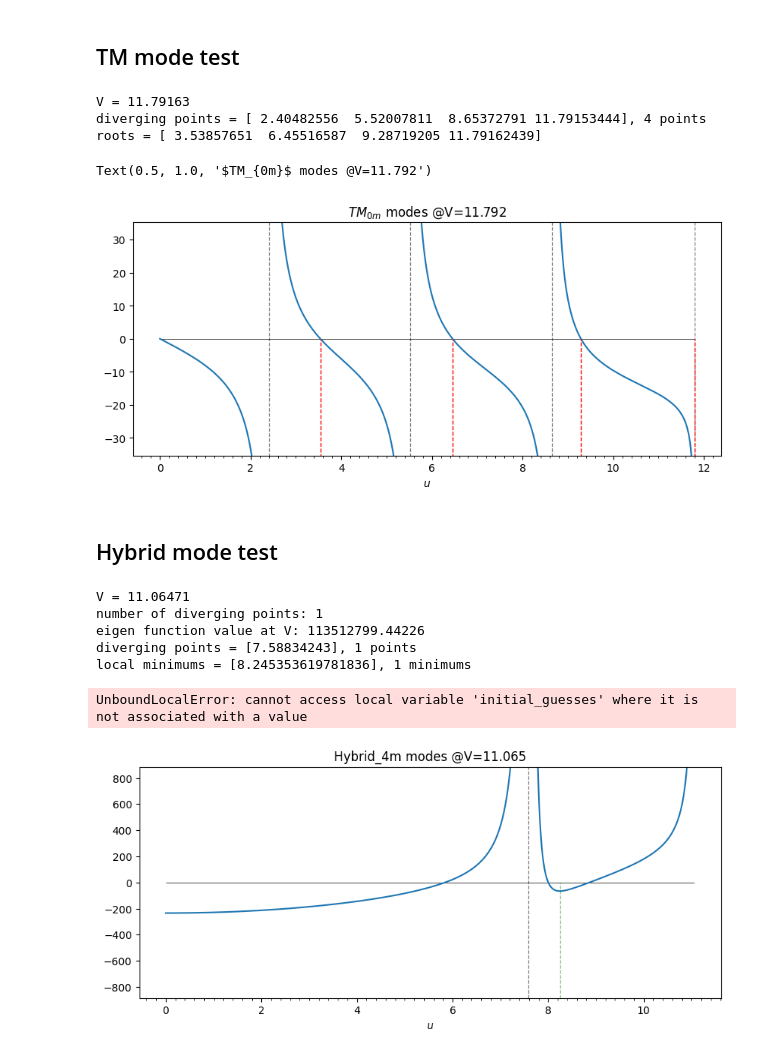
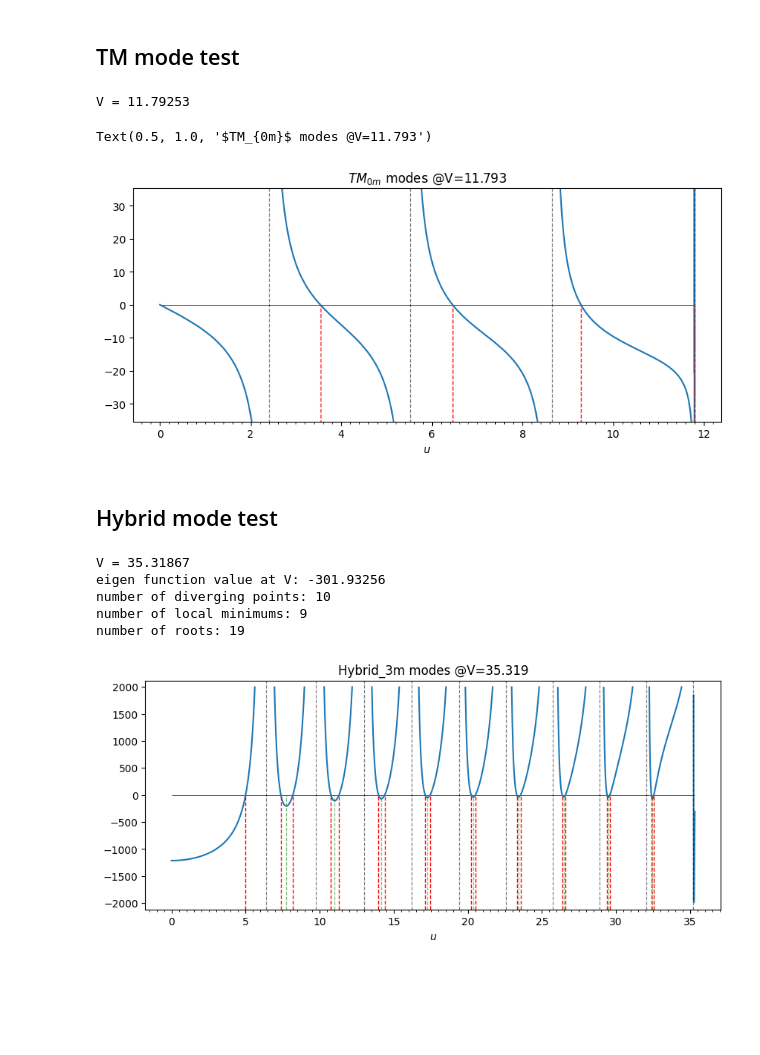
Before and after one commit to jkkow/fmdtool, a Jupyter notebook: draft/usolver_general.ipynb, the cells around one changed output. Saved outputs shown, nothing was run; the diff lists cells and outputs as text; code cells hidden in the pictures; blank space fills up the shorter version.

```diff
--- a/draft/usolver_general.ipynb
+++ b/draft/usolver_general.ipynb
@@ -152,16 +152,16 @@ def plot_diverging_points(ax, v, q, plot_limit=None):
   # plot diverging assymtotic lines
   if plot_limit is None:
     plot_limit = 5*v
+
   diverging_pionts = get_diverging_points(v, q)
-  if diverging_pionts is not None:
-    print(f"diverging points = {diverging_pionts}, {len(diverging_pionts)} points")
+
   ax.vlines(x=diverging_pionts, ymin=-plot_limit, ymax=plot_limit, linestyles='dashed', colors='k', alpha=0.5, linewidth=0.9)
 # %%
 def plot_roots(ax, roots, plot_limit=None):
+
   if plot_limit is None:
     plot_limit = 10*roots[-1]
-  if roots is not None:
-    print(f"roots = {roots}")
+
   ax.vlines(x=roots, ymin=-plot_limit, ymax=0, linestyles='dashed', colors='r', linewidth=1.0, label="Roots")
 # %% [markdown]
 ## TE mode test
@@ -187,7 +185,7 @@ Text(0.5, 1.0, '$TE_{0m}$ modes @V=11.792')
 # %% [markdown]
 ## TM mode test
 # %%
-v = jn_zeros(0, 4)[-1] + 0.0001
+v = jn_zeros(0, 4)[-1] + 0.001
 print(f"V = {v:.5f}")
 na = 0.3
 nclad = 1.444
@@ -200,11 +198,9 @@ roots = get_roots_for_TEM(eigen_tm, get_init_points_to_solve_TEM(v), v)
 plot_roots(ax, roots)
 ax.set_title(r"$TM_{0m}$ modes"+f" @V={v:.3f}")
 # %% [output]
-V = 11.79163
-diverging points = [ 2.40482556  5.52007811  8.65372791 11.79153444], 4 points
-roots = [ 3.53857651  6.45516587  9.28719205 11.79162439]
+V = 11.79253
-Text(0.5, 1.0, '$TM_{0m}$ modes @V=11.792')
+Text(0.5, 1.0, '$TM_{0m}$ modes @V=11.793')
-[figure, old version]
+[figure, new version]
 # %% [markdown]
 ## Hybrid mode test
 # %%
@@ -236,9 +232,8 @@ def get_local_minimum(eigen_eq: callable, v: float, q: int):
 def plot_local_minimum(ax, local_minimums, v, plot_limit=None):
   if plot_limit is None:
     plot_limit = 5*v
-  if local_minimums is not None:
-    print(f"local minimums = {local_minimums}, {len(local_minimums)} minimums")
-    ax.vlines(x=local_minimums, ymin=-plot_limit, ymax=0, linestyles='dashed', colors='g', alpha=0.5, linewidth=0.9)
+
+  ax.vlines(x=local_minimums, ymin=-plot_limit, ymax=0, linestyles='dashed', colors='g', alpha=0.5, linewidth=0.9)
 # %%
 def get_init_points_to_solve_hybrid(eigen_eq: callable, v: float, q: int) -> list[float]:
   diverging_points = get_diverging_points(v, q)
@@ -304,35 +325,37 @@ def get_roots_for_hybrid(eigen_eq: callable, v, q) -> list:
 # %%
-q = 4
-# v = 8.43275
-v = jn_zeros(q, 2)[-1]
+q = 3
+# v = 8.5
+v = jn_zeros(q, 10)[-1] + 0.1
 print(f"V = {v:.5f}")
-print(f"number of diverging points: {num_of_zeros_jn(v,q)}")
 na = 0.3
 nclad = 1.444
 ncore = np.sqrt(na*na + nclad*nclad)
 
 eigen_hybrid = gen_eigen_eq(v, ncore, nclad, q, mode='hybrid')
 print(f"eigen function value at V: {eigen_hybrid(v-1E-6):.5f}")
 local_minimums = get_local_minimum(eigen_hybrid, v, q)
+print(f"number of diverging points: {num_of_zeros_jn(v,q)}")
+print(f"number of local minimums: {len(local_minimums)}")
 
 plot_limit = 20*q*v
 fig, ax = plot_eigen_eq(eigen_hybrid, v, plot_limit)
 ax.set_title(f"Hybrid_{q}m modes @V={v:.3f}")
 plot_diverging_points(ax, v, q, plot_limit)
 plot_local_minimum(ax, local_minimums, v, plot_limit)
 # ax.set_xlim(v-1E-1, v)
 # ax.set_ylim(-10000, 10000)
 
 # roots analysis
 roots = get_roots_for_hybrid(eigen_hybrid, v, q)
+plot_roots(ax, roots, plot_limit)
+print(f"number of roots: {len(roots)}")
 # %% [output]
-V = 11.06471
-number of diverging points: 1
-eigen function value at V: 113512799.44226
-diverging points = [7.58834243], 1 points
-local minimums = [8.245353619781836], 1 minimums
+V = 35.31867
+eigen function value at V: -301.93256
+number of diverging points: 10
+number of local minimums: 9
+number of roots: 19
-UnboundLocalError: cannot access local variable 'initial_guesses' where it is not associated with a value
-[figure, old version]
+[figure, new version]
 # %% [markdown]
 확인된 사항들
 - local minimum 값에서 $\pm$ offset 0.1 로 초기값을 설정하면 문제없이 양쪽의 해가 찾아진다.
```
Also changed, not shown: parts of 9 cells of this notebook.
